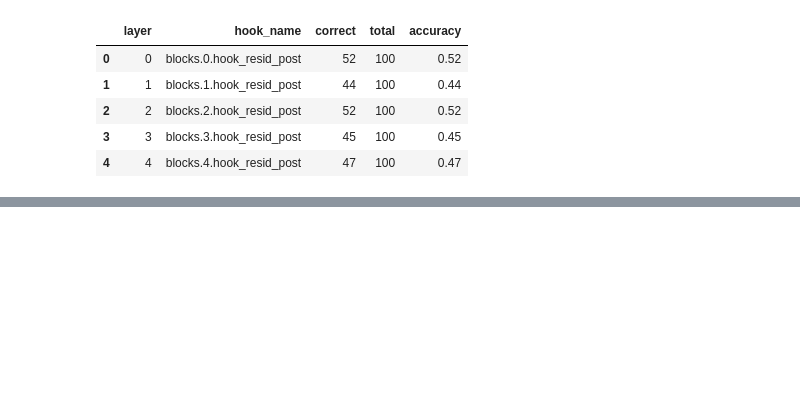
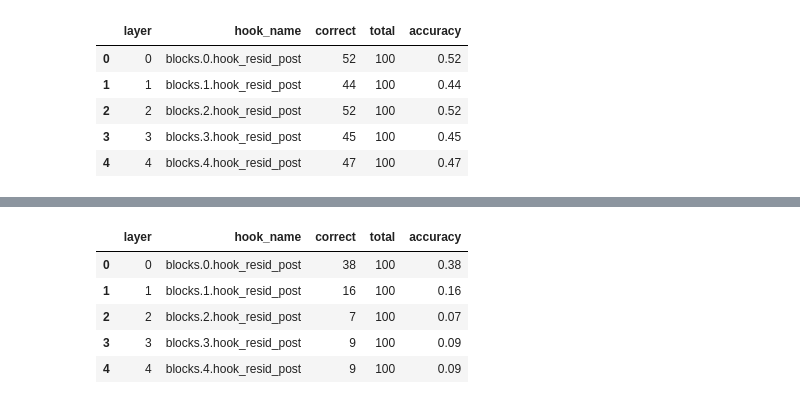
Before and after one commit to samrudh123/Viveka, a Jupyter notebook: svd/analysis.ipynb, the cells around one changed output, grey strips where cells are left out. Cells and saved outputs as stored; diff of their text form; code cells hidden in the pictures; blank space fills up the shorter version.

```diff
--- a/svd/analysis.ipynb
+++ b/svd/analysis.ipynb
@@ -17,0 +55,10 @@ fig.show()
+# %%
+df_3 = pd.read_csv('layer_ablation_results_4.csv')
+df_3.head()
+# %% [output]
+|  | layer | hook_name | correct | total | accuracy |
+| 0 | 0 | blocks.0.hook_resid_post | 38 | 100 | 0.38 |
+| 1 | 1 | blocks.1.hook_resid_post | 16 | 100 | 0.16 |
+| 2 | 2 | blocks.2.hook_resid_post | 7 | 100 | 0.07 |
+| 3 | 3 | blocks.3.hook_resid_post | 9 | 100 | 0.09 |
+| 4 | 4 | blocks.4.hook_resid_post | 9 | 100 | 0.09 |
```
Also changed, not shown: parts of 6 cells of this notebook, 3 other files.
